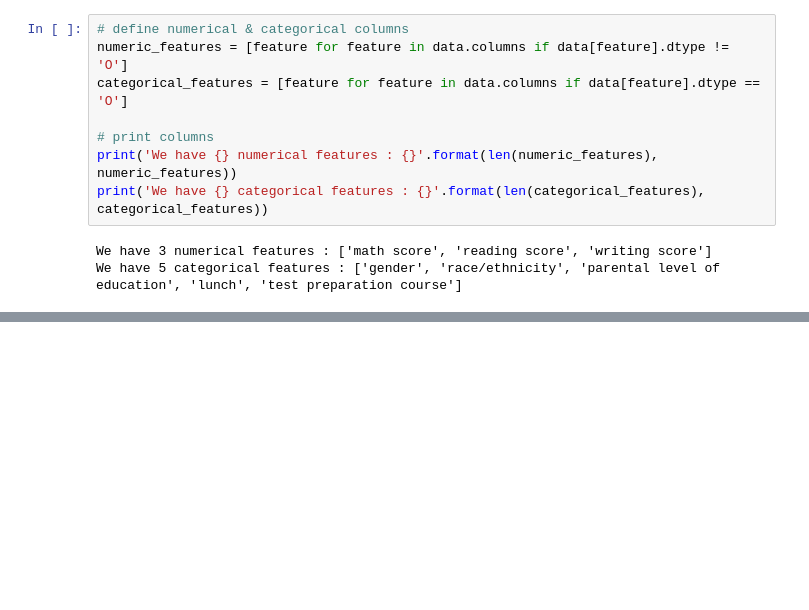
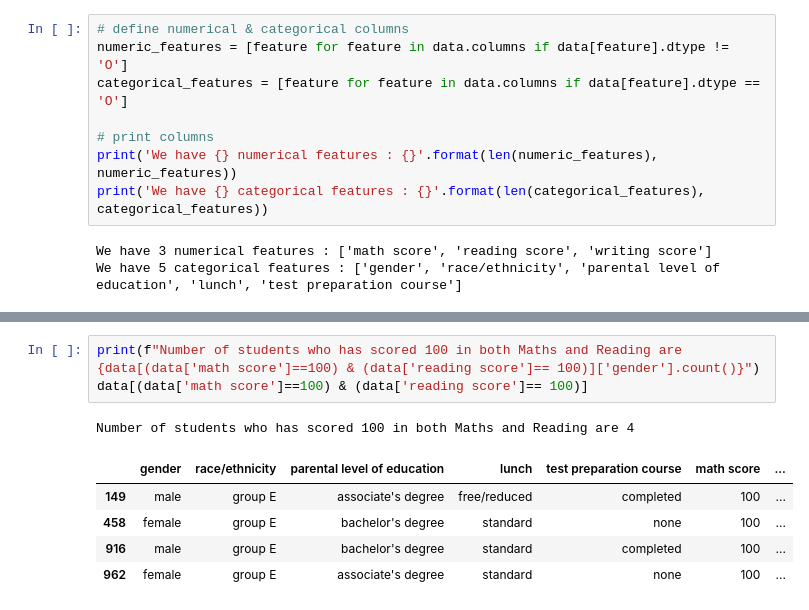
Before and after one commit to ravi0dubey/Linear_Regression_Student_Performance, a Jupyter notebook: EDA_Student_Performance.ipynb, the cells around one changed output, grey strips where cells are left out. Saved outputs shown, nothing was run; the diff lists cells and outputs as text; blank space fills up the shorter version.

```diff
--- a/EDA_Student_Performance.ipynb
+++ b/EDA_Student_Performance.ipynb
@@ -203,0 +247,10 @@ We have 5 categorical features : ['gender', 'race/ethnicity', 'parental level of
+# %%
+print(f"Number of students who has scored 100 in both Maths and Reading are {data[(data['math score']==100) & (data['reading score']== 100)]['gender'].count()}")
+data[(data['math score']==100) & (data['reading score']== 100)]
+# %% [output]
+Number of students who has scored 100 in both Maths and Reading are 4
+|  | gender | race/ethnicity | parental level of education | lunch | test preparation course | math score | ... |
+| 149 | male | group E | associate's degree | free/reduced | completed | 100 | ... |
+| 458 | female | group E | bachelor's degree | standard | none | 100 | ... |
+| 916 | male | group E | bachelor's degree | standard | completed | 100 | ... |
+| 962 | female | group E | associate's degree | standard | none | 100 | ... |
```
Also changed, not shown: parts of 9 cells of this notebook.
